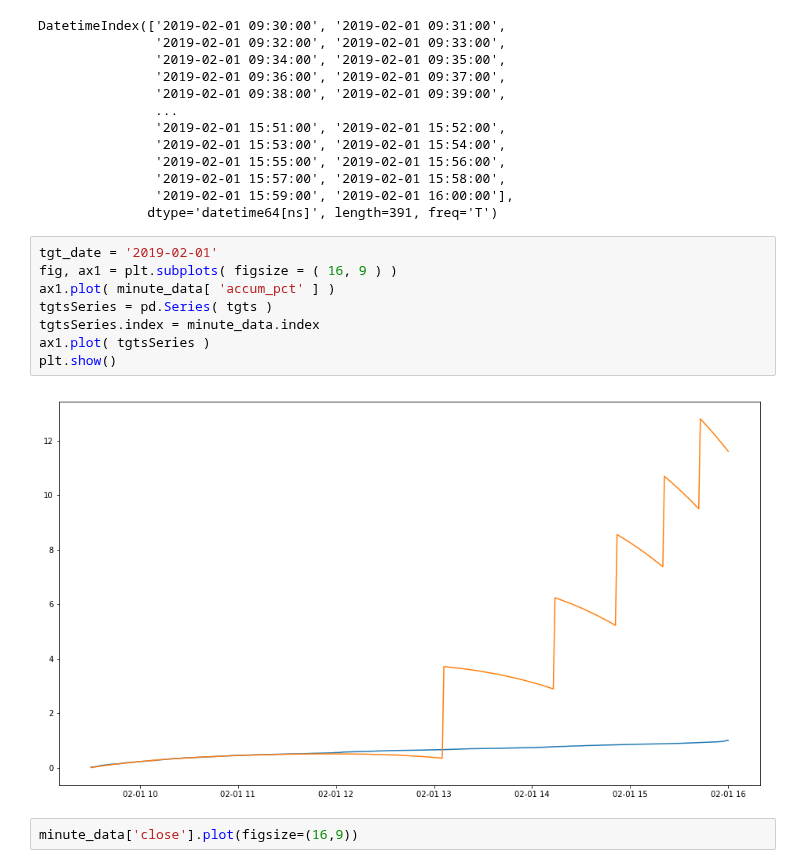
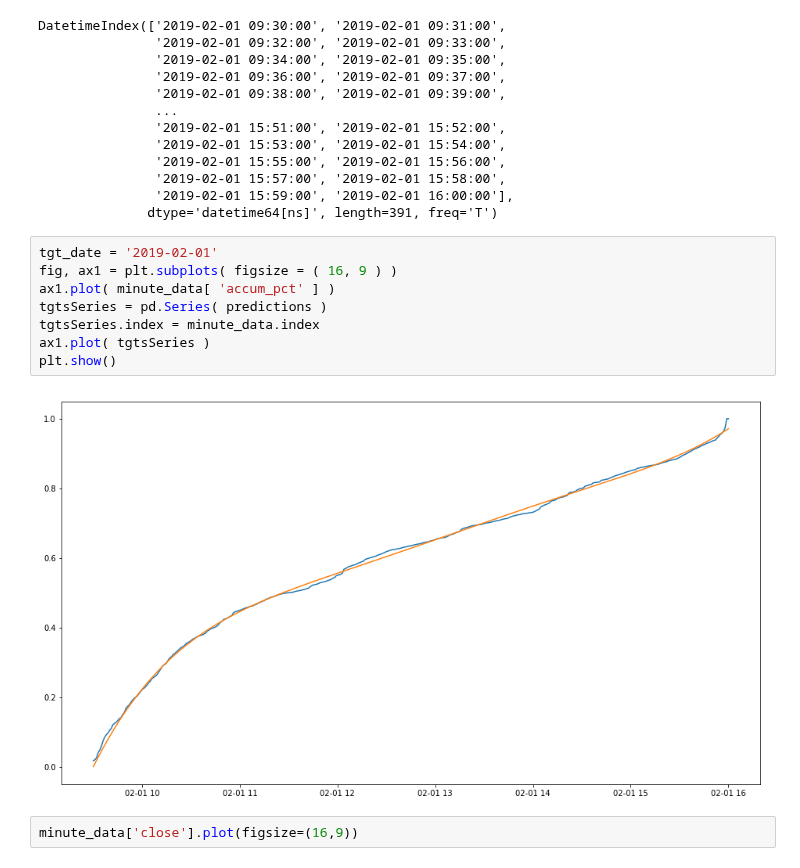
Before and after one commit to franklili3/Python-for-Finance-Engineering, a Jupyter notebook: homework4/homework4.ipynb, the cells around one changed output. Saved outputs shown, nothing was run; the diff lists cells and outputs as text.

```diff
--- a/homework4/homework4.ipynb
+++ b/homework4/homework4.ipynb
@@ -276,13 +286,13 @@ DatetimeIndex(['2019-02-01 09:30:00', '2019-02-01 09:31:00',
 # %%
 tgt_date = '2019-02-01'
 fig, ax1 = plt.subplots( figsize = ( 16, 9 ) )
 ax1.plot( minute_data[ 'accum_pct' ] )
-tgtsSeries = pd.Series( tgts )
+tgtsSeries = pd.Series( predictions )
 tgtsSeries.index = minute_data.index
 ax1.plot( tgtsSeries )
 plt.show()
 # %% [output]
-[figure, old version]
+[figure, new version]
 # %%
 minute_data['close'].plot(figsize=(16,9))
 # %% [output]
```
Also changed, not shown: parts of 11 cells of this notebook, 1 other file.
